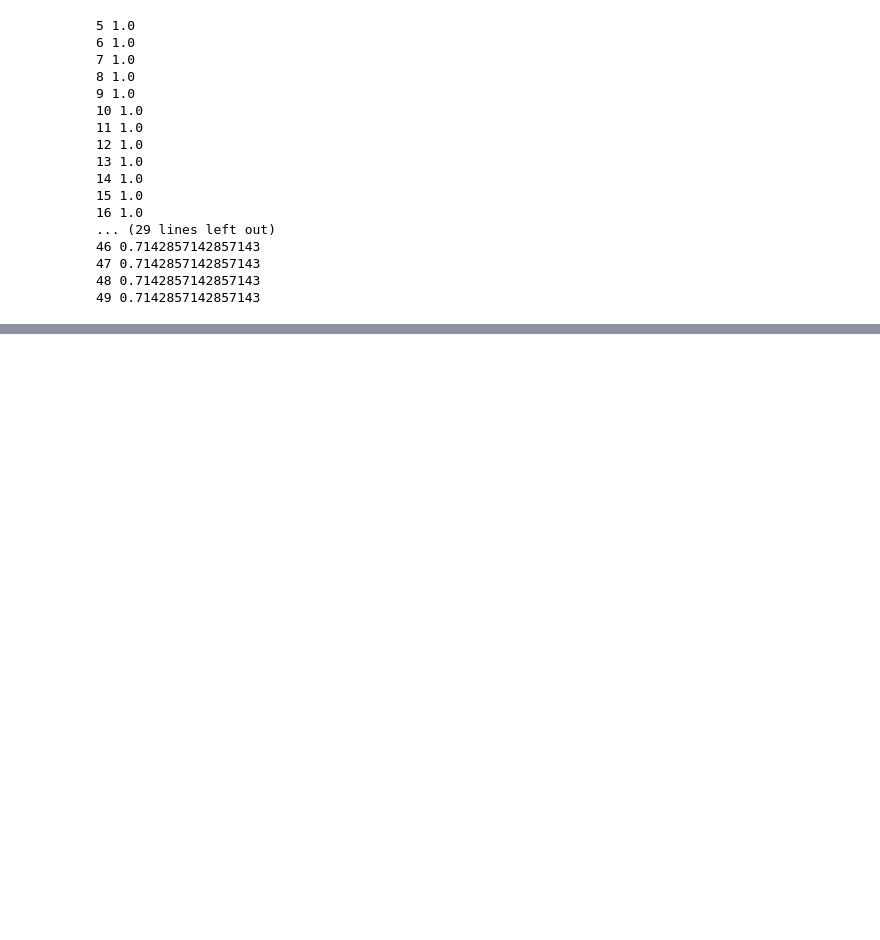
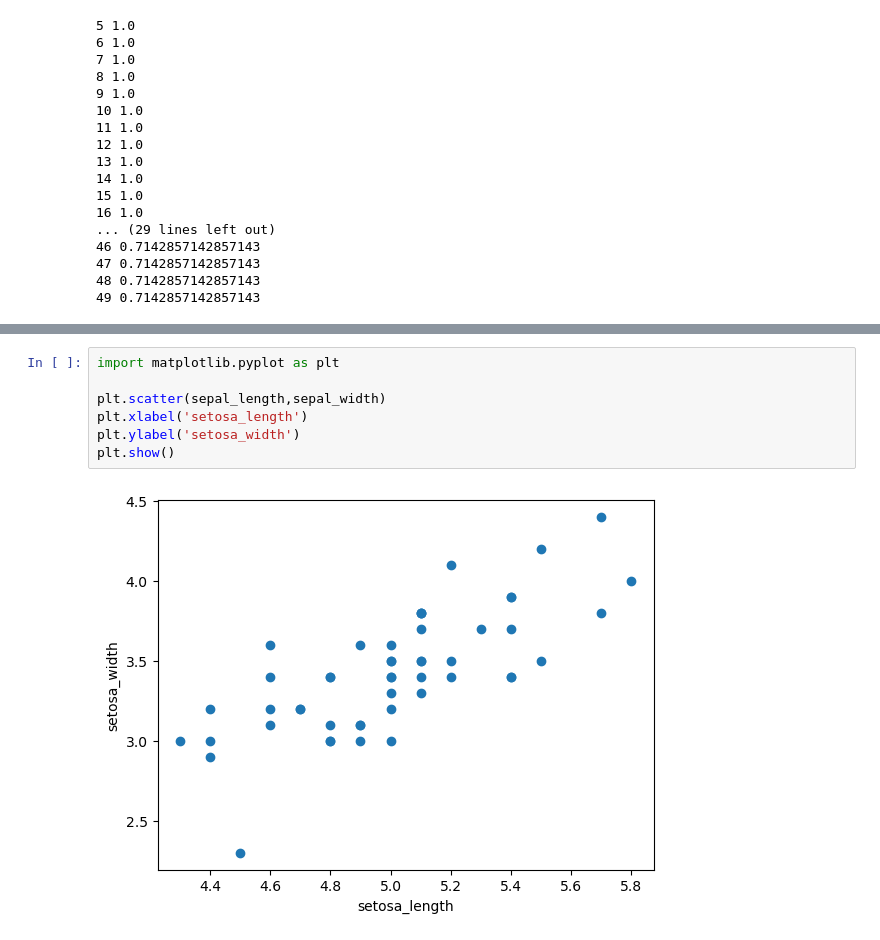
Before and after one commit to krpythondestroyer/ML, a Jupyter notebook: fish.ipynb, the cells around one changed output, grey strips where cells are left out. Drawn from its saved outputs; the diff is of its cells as text; blank space fills up the shorter version.

```diff
--- a/fish.ipynb
+++ b/fish.ipynb
@@ -253,0 +330,9 @@ for n in range(5,50):
+# %%
+import matplotlib.pyplot as plt
+
+plt.scatter(sepal_length,sepal_width)
+plt.xlabel('setosa_length')
+plt.ylabel('setosa_width')
+plt.show()
+# %% [output]
+[figure, added]
```
Also changed, not shown: parts of 35 cells of this notebook, 2 other files.
